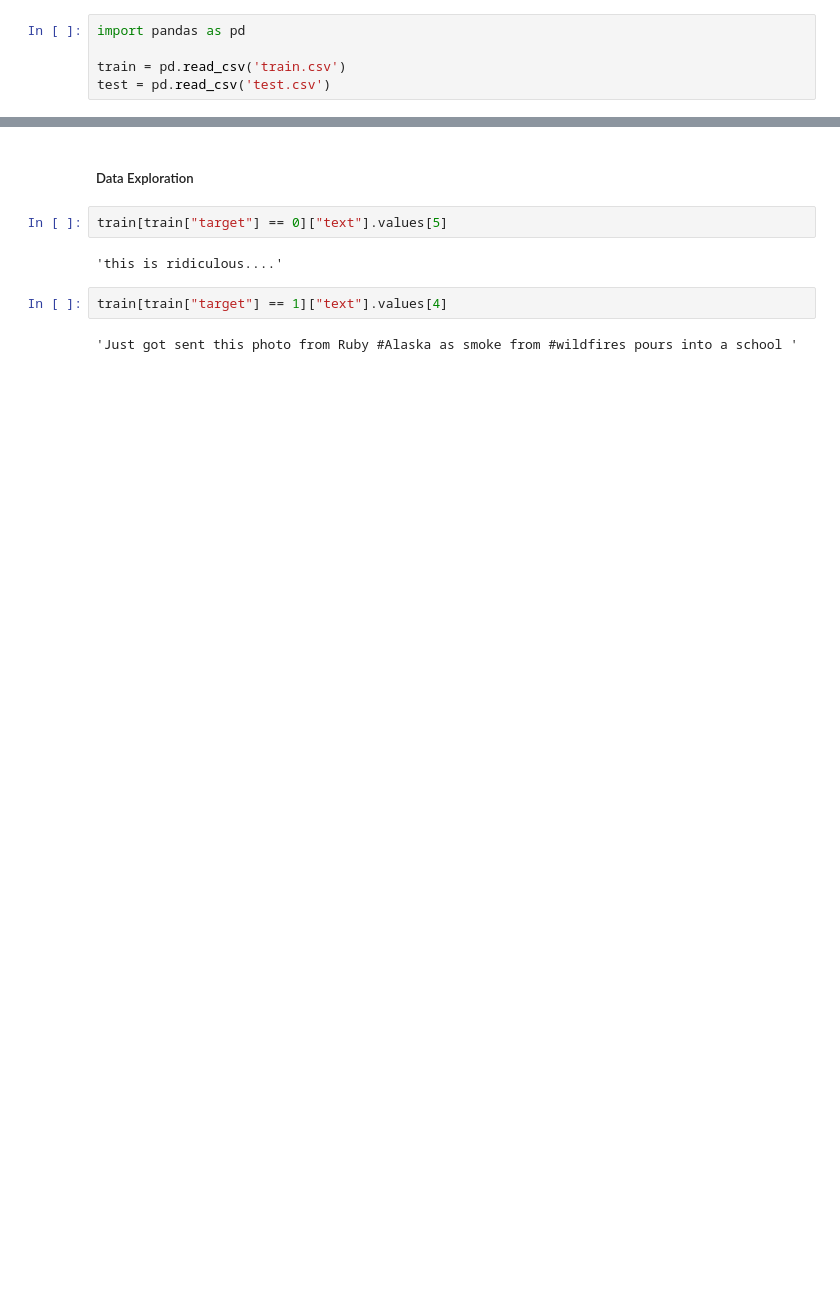
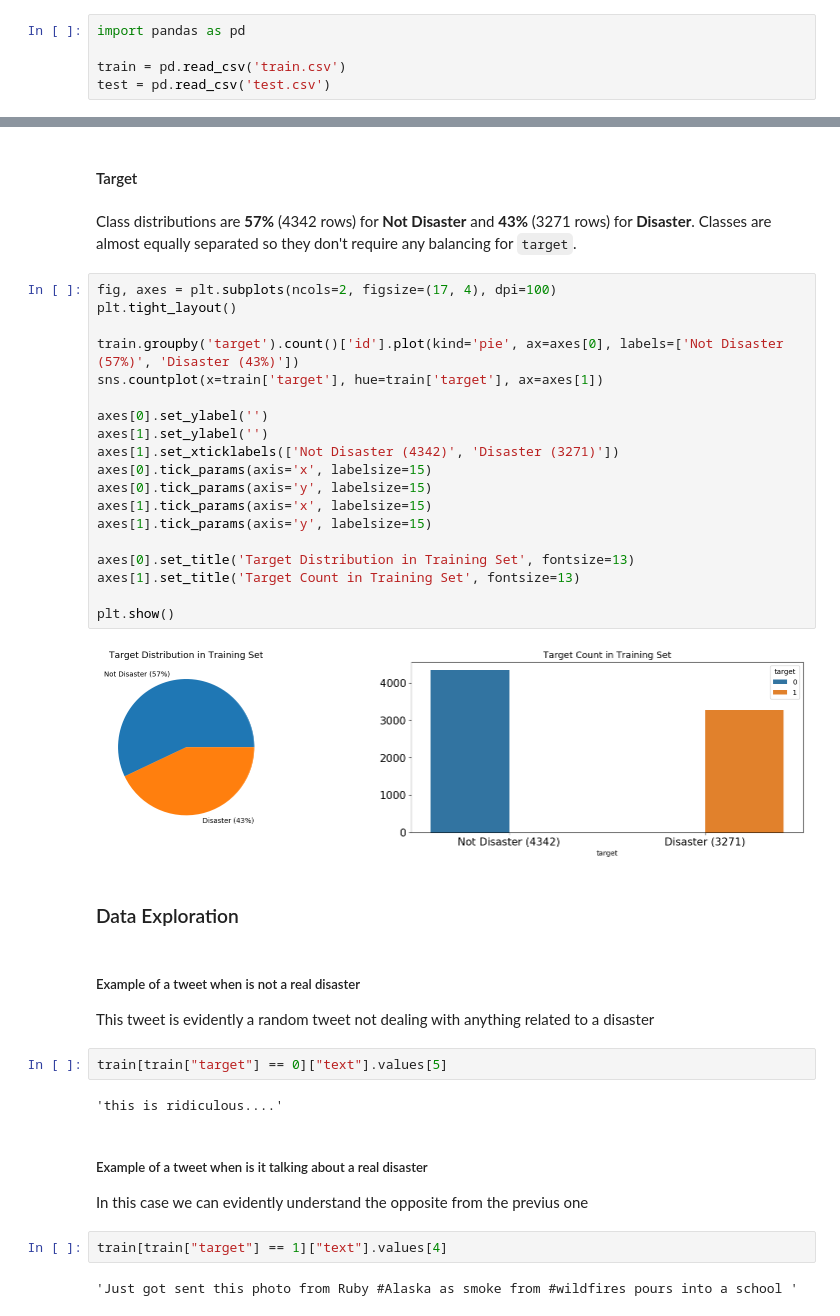
Before and after one commit to tommychum/NLP-ass1, a Jupyter notebook: Twitter_CYRILGEBARA+TOMMASOMERCALDO.ipynb, the cells around one changed output, grey strips where cells are left out. Saved outputs shown, nothing was run; the diff lists cells and outputs as text; blank space fills up the shorter version.

Commit message:
Data viz and

```diff
--- a/Twitter_CYRILGEBARA+TOMMASOMERCALDO.ipynb
+++ b/Twitter_CYRILGEBARA+TOMMASOMERCALDO.ipynb
@@ -6,9 +131,40 @@ test = pd.read_csv('test.csv')
+# %% [markdown]
+#### Target
+# %% [markdown]
+Class distributions are **57%** (4342 rows) for **Not Disaster** and **43%** (3271 rows) for **Disaster**. Classes are almost equally separated so they don't require any balancing for `target`.
+# %%
+fig, axes = plt.subplots(ncols=2, figsize=(17, 4), dpi=100)
+plt.tight_layout()
+
+train.groupby('target').count()['id'].plot(kind='pie', ax=axes[0], labels=['Not Disaster (57%)', 'Disaster (43%)'])
+sns.countplot(x=train['target'], hue=train['target'], ax=axes[1])
+
+axes[0].set_ylabel('')
+axes[1].set_ylabel('')
+axes[1].set_xticklabels(['Not Disaster (4342)', 'Disaster (3271)'])
+axes[0].tick_params(axis='x', labelsize=15)
+axes[0].tick_params(axis='y', labelsize=15)
+axes[1].tick_params(axis='x', labelsize=15)
+axes[1].tick_params(axis='y', labelsize=15)
+
+axes[0].set_title('Target Distribution in Training Set', fontsize=13)
+axes[1].set_title('Target Count in Training Set', fontsize=13)
+
+plt.show()
+# %% [output]
+[figure, added]
 # %% [markdown]
-##### Data Exploration
+### Data Exploration
+# %% [markdown]
+##### Example of a tweet when is not a real disaster
+This tweet is evidently a random tweet not dealing with anything related to a disaster
 # %%
 train[train["target"] == 0]["text"].values[5]
 # %% [output]
 'this is ridiculous....'
+# %% [markdown]
+##### Example of a tweet when is it talking about a real disaster
+In this case we can evidently understand the opposite from the previus one
 # %%
 train[train["target"] == 1]["text"].values[4]
 # %% [output]
```
Also changed, not shown: parts of 15 cells of this notebook.
